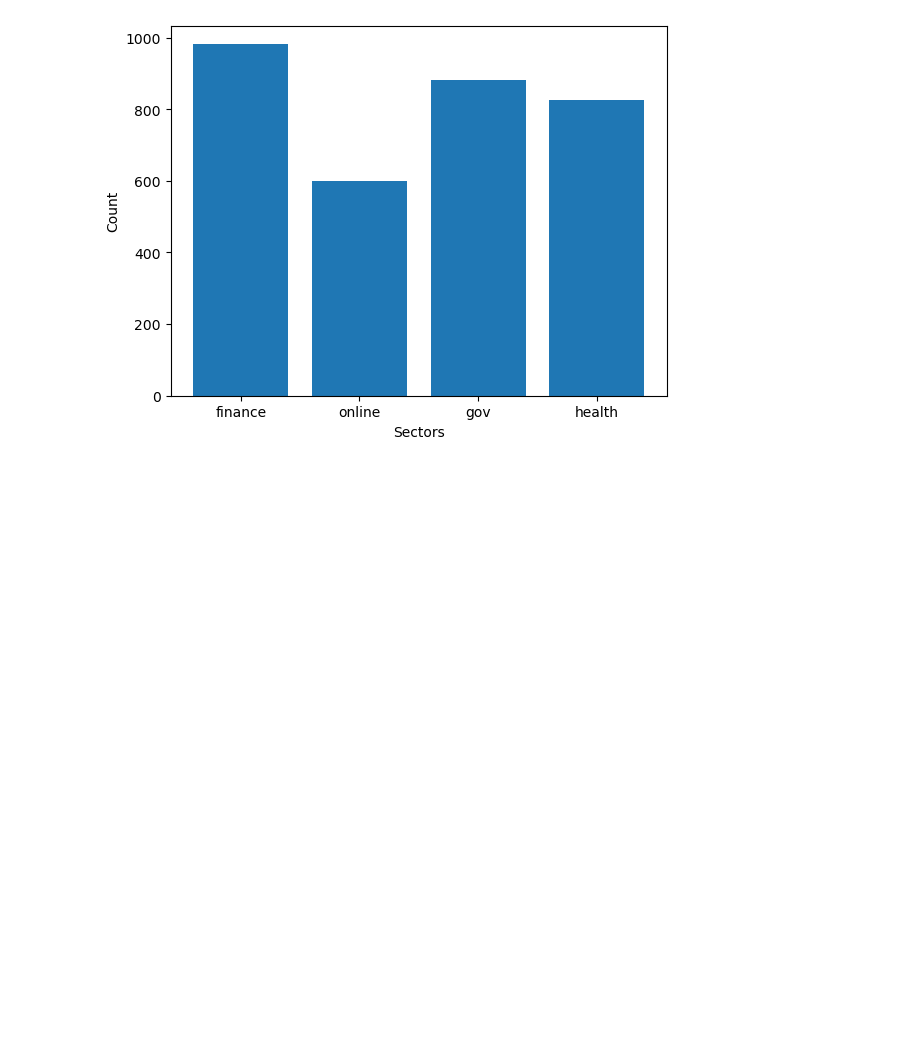
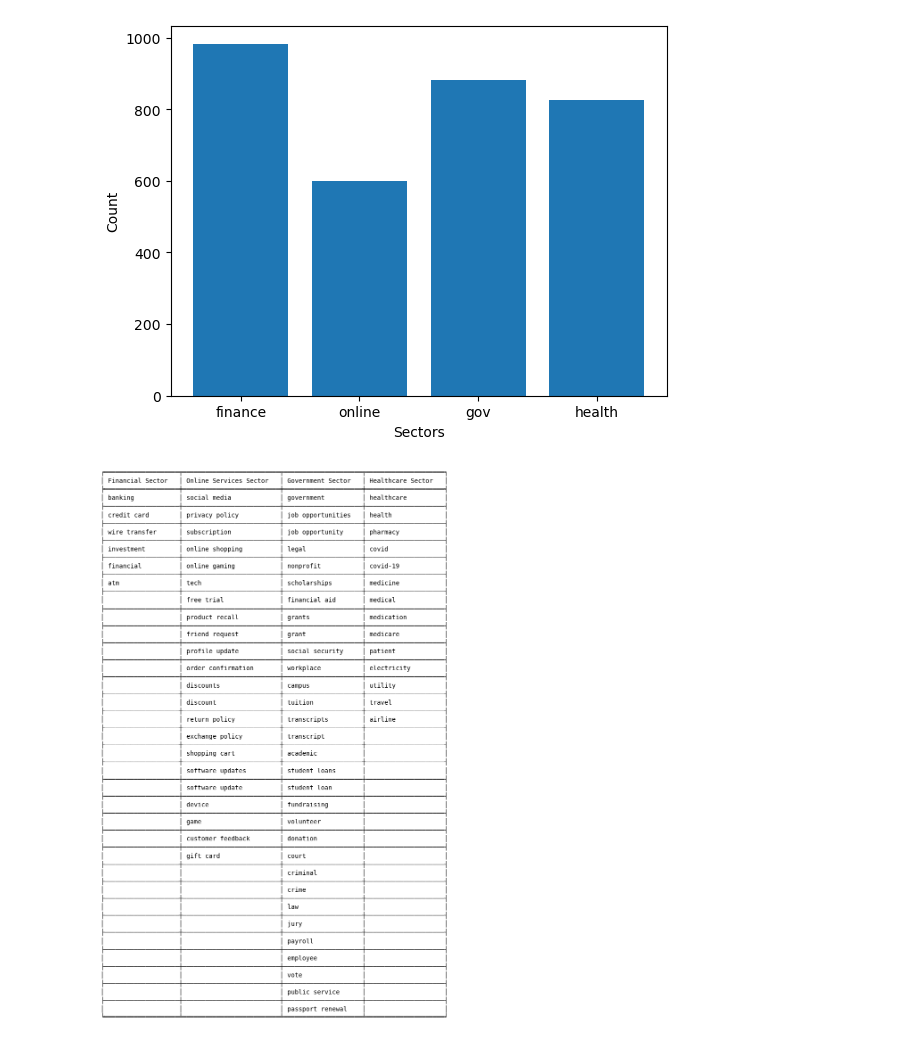
Before and after one commit to fzbowers/CS469, a Jupyter notebook: phishing_analysis.ipynb, the cells around one changed output. Cells and saved outputs as stored; diff of their text form; code cells hidden in the pictures; blank space fills up the shorter version.

Commit message:
add keyword table

```diff
--- a/phishing_analysis.ipynb
+++ b/phishing_analysis.ipynb
@@ -121,3 +123,27 @@ plt.ylabel('Count')
 plt.show()
 # %% [output]
 [figure]
+# %%
+from tabulate import tabulate
+
+max_len = max(len(finance_keywords), len(online_keywords), len(gov_keywords), len(health_keywords))
+
+finance_keywords += [''] * (max_len - len(finance_keywords))
+online_keywords += [''] * (max_len - len(online_keywords))
+gov_keywords += [''] * (max_len - len(gov_keywords))
+health_keywords += [''] * (max_len - len(health_keywords))
+
+
+table_data = list(map(list, zip(finance_keywords, online_keywords, gov_keywords, health_keywords)))
+
+col_labels = ["Financial Sector", "Online Services Sector", "Government Sector", "Healthcare Sector"]
+table = tabulate(table_data, headers=col_labels, tablefmt="fancy_grid", numalign="center")
+# %%
+fig, ax = plt.subplots()
+
+ax.axis("off")
+ax.annotate(table, xy=(0, 0), fontsize=10, family="monospace")
+
+plt.show()
+# %% [output]
+[figure, added]
```
Also changed, not shown: parts of 1 cell of this notebook.
